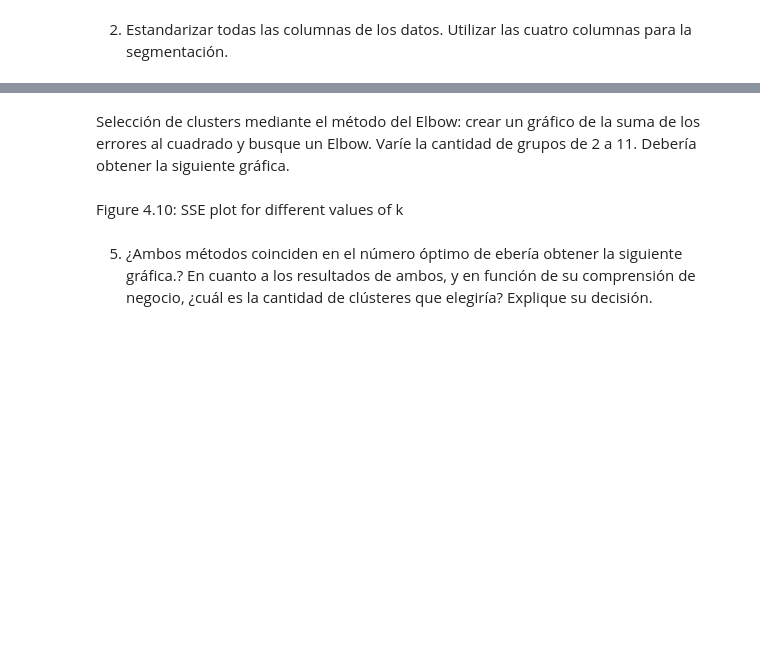
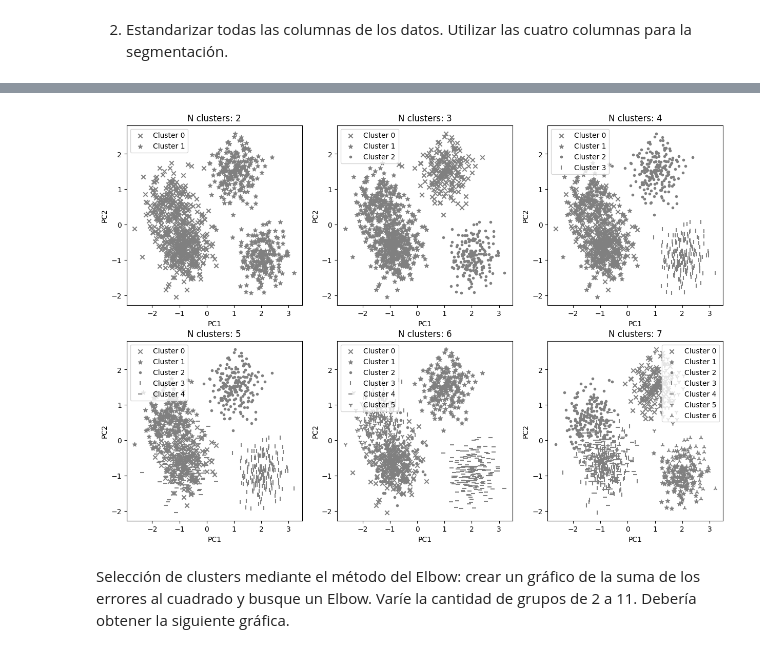
Before and after one commit to limspiga/customer-analytics, a Jupyter notebook: week-2b/customer_analytics_week_2b.ipynb, the cells around one changed output, grey strips where cells are left out. Cells and saved outputs as stored; diff of their text form; code cells hidden in the pictures; blank space fills up the shorter version.

```diff
--- a/week-2b/customer_analytics_week_2b.ipynb
+++ b/week-2b/customer_analytics_week_2b.ipynb
@@ -316,8 +351,33 @@ Figura 4.9: Clusterings resultantes para un número diferente de Clusterings esp
+# %%
+from sklearn.cluster import KMeans
+
+markers = ['x', '*', '.', '|', '_', '1', '2']
+
+plt.figure(figsize=[15,10])
+for n in range(2,8):
+    model = KMeans(n_clusters=n, random_state=42)
+    data_scaled['Cluster']= model.fit_predict(data_scaled[cluster_cols])
+
+    plt.subplot(2,3, n-1)
+    for clust in range(n):
+      temp = data_scaled[data_scaled.Cluster == clust]
+
+      plt.scatter(temp.pc1, temp.pc2, \
+                    marker=markers[clust], \
+                    label="Cluster "+str(clust), \
+                    color='gray')
+
+      plt.xlabel("PC1")
+      plt.ylabel("PC2")
+      plt.legend()
+      plt.title("N clusters: "+str(n))
+
+plt.show()
+
+# Desde la inspección visual, 3 parece ser el número correcto de grupos.
+# Más allá de 3, los grupos se superponen en gran medida.
+# %% [output]
+[figure, added]
 # %% [markdown]
 
 Selección de clusters mediante el método del Elbow: crear un gráfico de la suma de los errores al cuadrado y busque un Elbow. Varíe la cantidad de grupos de 2 a 11. Debería obtener la siguiente gráfica.
-# %% [markdown]
-Figure 4.10: SSE plot for different values of k
-# %% [markdown]
-
-5. ¿Ambos métodos coinciden en el número óptimo de ebería obtener la siguiente gráfica.? En cuanto a los resultados de ambos, y en función de su comprensión de negocio, ¿cuál es la cantidad de clústeres que elegiría? Explique su decisión.
```
Also changed, not shown: parts of 44 cells of this notebook, 4 other files.
